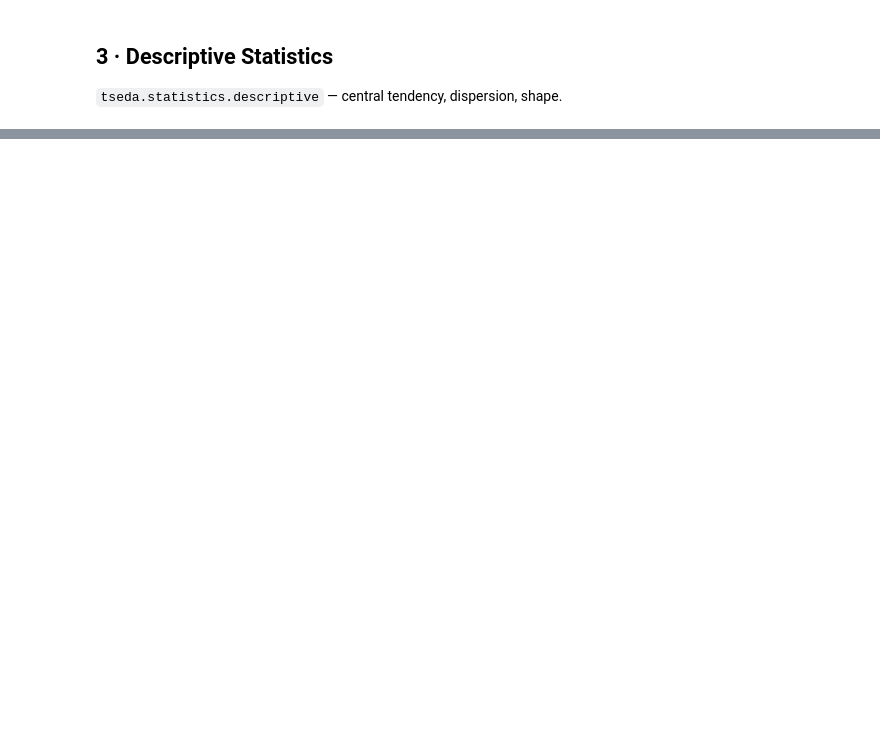
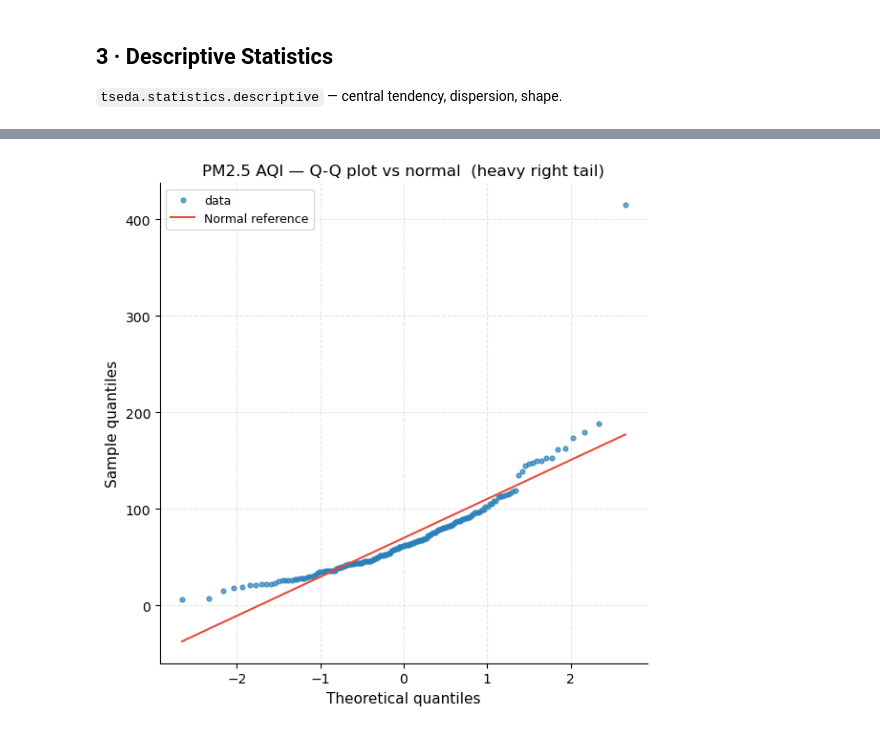
Before and after one commit to amir-jafari/Time-Series-EDA, a Jupyter notebook: notebooks/Global_Air_Pollution_EDA.ipynb, the cells around one changed output, grey strips where cells are left out. Cells and saved outputs as stored; diff of their text form; code cells hidden in the pictures; blank space fills up the shorter version.

```diff
--- a/notebooks/Global_Air_Pollution_EDA.ipynb
+++ b/notebooks/Global_Air_Pollution_EDA.ipynb
@@ -536,0 +252,5 @@ print("\nAll five pollutant reports generated.")
+# %%
+show(plot_qq(ts_pm25,
+     title="PM2.5 AQI — Q-Q plot vs normal  (heavy right tail)"), "03b_qq.png")
+# %% [output]
+[figure, added]
```
Also changed, not shown: parts of 111 cells of this notebook.
